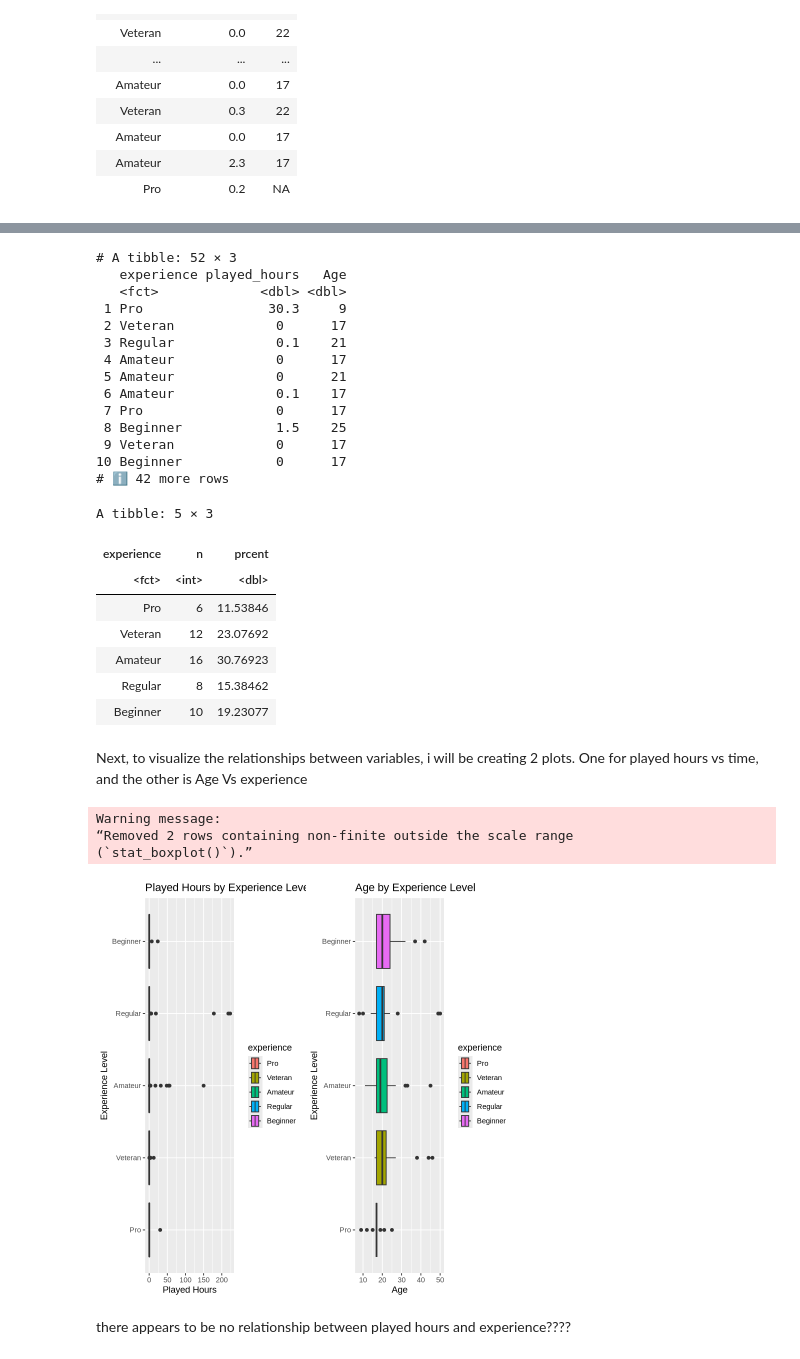
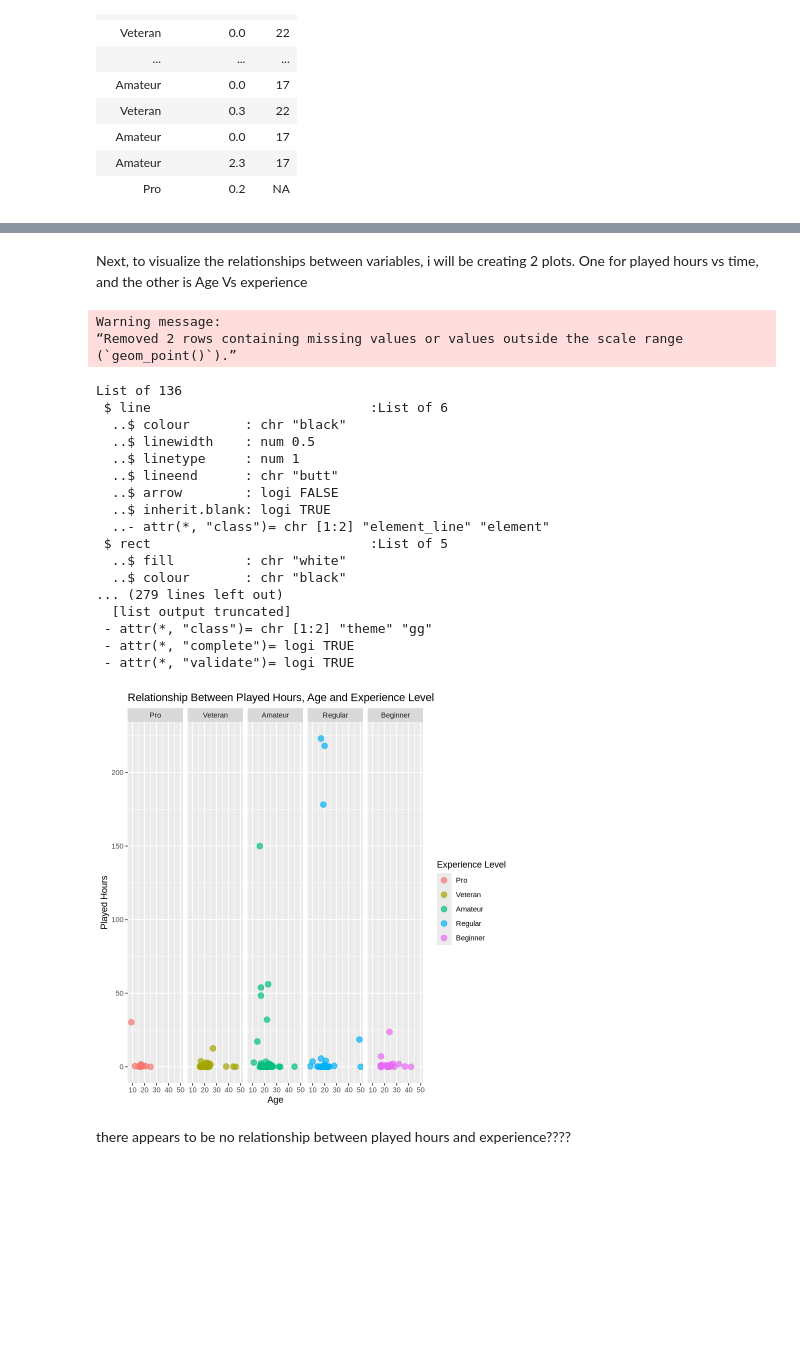
Before and after one commit to buildwithme1/Dacia-100-project-template, a Jupyter notebook: players.ipynb, the cells around one changed output, grey strips where cells are left out. Drawn from its saved outputs; the diff is of its cells as text; code cells hidden in the pictures; blank space fills up the shorter version.

Commit message:
Changed visualization and deleted cells

```diff
--- a/players.ipynb
+++ b/players.ipynb
@@ -114,60 +105,40 @@ colSums(is.na(selected_file))
   experience played_hours          Age
            0            0            2
-# %%
-print(test_set)
-# %% [output]
-# A tibble: 52 × 3
-   experience played_hours   Age
-   <fct>             <dbl> <dbl>
- 1 Pro                30.3     9
- 2 Veteran             0      17
- 3 Regular             0.1    21
- 4 Amateur             0      17
- 5 Amateur             0      21
- 6 Amateur             0.1    17
- 7 Pro                 0      17
- 8 Beginner            1.5    25
- 9 Veteran             0      17
-10 Beginner            0      17
-# ℹ 42 more rows
-# %%
-check_proportions=test_set|>
-group_by(experience)|>
-summarize(n=n())|>
-mutate(prcent=100*n/nrow(test_set))
-check_proportions
-# %% [output]
-A tibble: 5 × 3
-| experience | n | prcent |
-| <fct> | <int> | <dbl> |
-| Pro | 6 | 11.53846 |
-| Veteran | 12 | 23.07692 |
-| Amateur | 16 | 30.76923 |
-| Regular | 8 | 15.38462 |
-| Beginner | 10 | 19.23077 |
 # %% [markdown]
 Next, to visualize the relationships between variables, i will be creating 2 plots. One for played hours vs time, and the other is Age Vs experience
 # %%
-#for better visualization, the boxplot axises were switched
-# experience vs played_hours
-plot1 <- ggplot(selected_file, aes(y = experience, x = played_hours, fill = experience)) +
-  geom_boxplot() +
-  labs(title = "Played Hours by Experience Level", x = "Played Hours", y = "Experience Level",
-  axis.text.x = element_text(size = 14, angle = 45, hjust = 1))
-
-#  experience vs Age
-plot2 <- ggplot(selected_file, aes(y = experience, x = Age, fill = experience)) +
-  geom_boxplot() +
-  labs(title = "Age by Experience Level",y = "Experience Level", x = "Age",
-  axis.text.x = element_text(size = 14, angle = 45, hjust = 0.5 ))
-
-# Show both plots side by side
-grid.arrange(plot1, plot2, ncol = 2)
+# Scatterplot to visualize the relationship between played_hours and Age colored by
+ggplot(selected_file, aes(y = played_hours, x= Age, color = experience)) +
+  geom_point(size = 3, alpha = 0.7) +
+  labs(
+    title = "Relationship Between Played Hours, Age and Experience Level",
+    y = "Played Hours",
+    x= "Age",
+    color = "Experience Level") + facet_grid(. ~ experience)
+  theme_minimal() +
+  theme(legend.position = "bottom")
 # %% [output]
 Warning message:
-“Removed 2 rows containing non-finite outside the scale range
-(`stat_boxplot()`).”
+“Removed 2 rows containing missing values or values outside the scale range
+(`geom_point()`).”
+List of 136
+ $ line                            :List of 6
+  ..$ colour       : chr "black"
+  ..$ linewidth    : num 0.5
+  ..$ linetype     : num 1
+  ..$ lineend      : chr "butt"
+  ..$ arrow        : logi FALSE
+  ..$ inherit.blank: logi TRUE
+  ..- attr(*, "class")= chr [1:2] "element_line" "element"
+ $ rect                            :List of 5
+  ..$ fill         : chr "white"
+  ..$ colour       : chr "black"
+... (279 lines left out)
+  [list output truncated]
+ - attr(*, "class")= chr [1:2] "theme" "gg"
+ - attr(*, "complete")= logi TRUE
+ - attr(*, "validate")= logi TRUE
-[figure, old version]
+[figure, new version]
 # %% [markdown]
 there appears to be no relationship between played hours and experience????
 # %%
```
Also changed, not shown: parts of 7 cells of this notebook.
